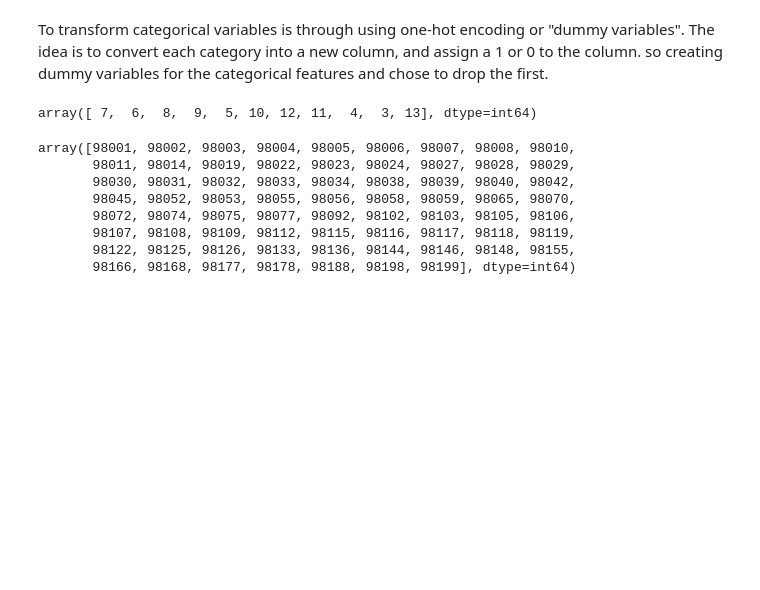
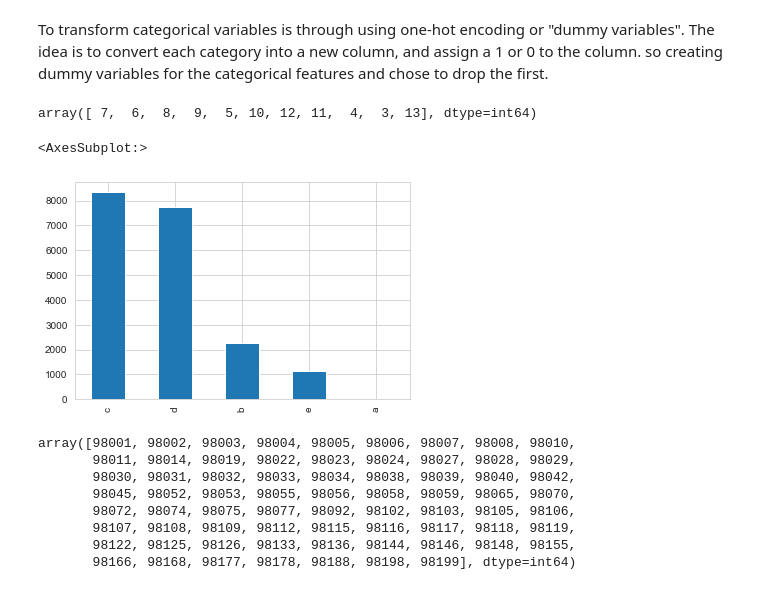
Before and after one commit to Vijayag04/Housing_project, a Jupyter notebook: kc_housing_project.ipynb, the cells around one changed output. Saved outputs shown, nothing was run; the diff lists cells and outputs as text; code cells hidden in the pictures; blank space fills up the shorter version.

```diff
--- a/kc_housing_project.ipynb
+++ b/kc_housing_project.ipynb
@@ -686,6 +692,11 @@ label=('a','b','c','d','e')
 grade_binned = pd.cut(df2['grade'], grade_bins, labels= label)
 grade_binned = grade_binned.cat.as_unordered()
 df2['grade']= grade_binned
+# %%
+grade_binned.value_counts().plot.bar()
+# %% [output]
+<AxesSubplot:>
+[figure, added]
 # %%
 np.sort(df2['zipcode'].unique())
 # %% [output]
```
Also changed, not shown: parts of 44 cells of this notebook.
